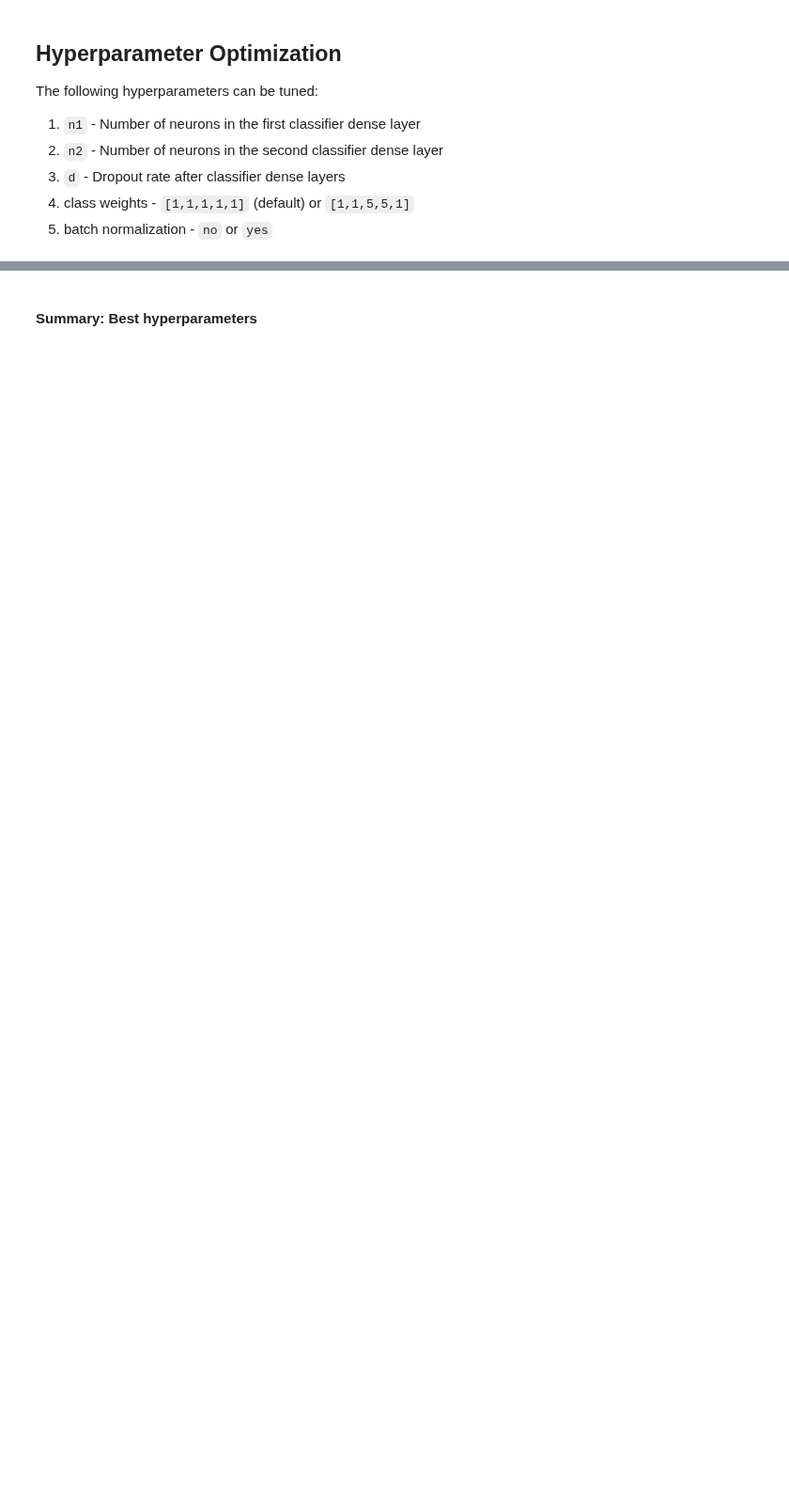
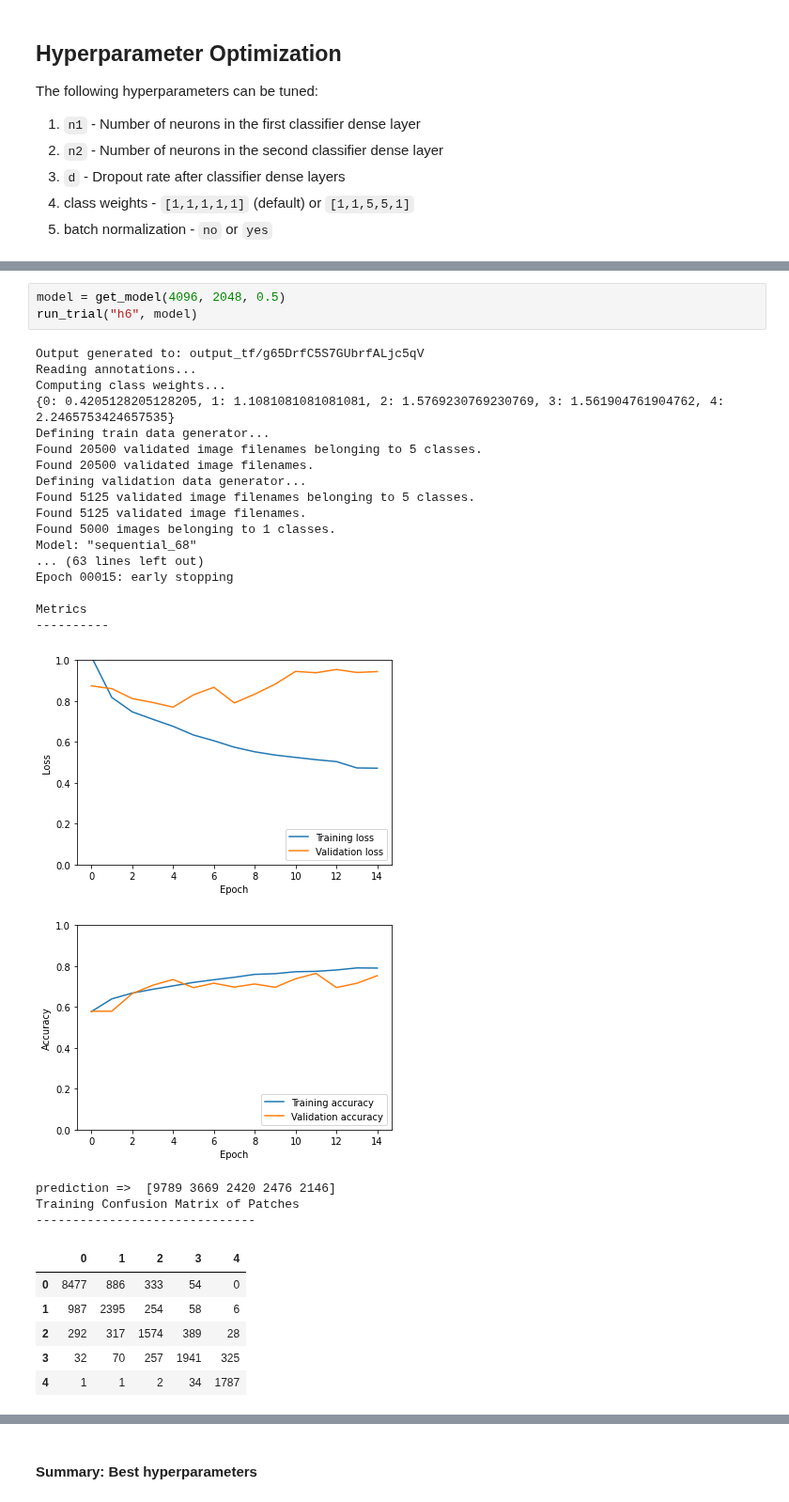
Before and after one commit to jmaness/csc591nn-projc1, a Jupyter notebook: c2_tf_c1.ipynb, the cells around one changed output, grey strips where cells are left out. Shown at 94% size. Saved outputs shown, nothing was run; the diff lists cells and outputs as text; blank space fills up the shorter version.

```diff
--- a/c2_tf_c1.ipynb
+++ b/c2_tf_c1.ipynb
@@ -789,0 +1221,32 @@ run_trial("h3", model)
+# %%
+model = get_model(4096, 2048, 0.5)
+run_trial("h6", model)
+# %% [output]
+Output generated to: output_tf/g65DrfC5S7GUbrfALjc5qV
+Reading annotations...
+Computing class weights...
+{0: 0.4205128205128205, 1: 1.1081081081081081, 2: 1.5769230769230769, 3: 1.561904761904762, 4: 2.2465753424657535}
+Defining train data generator...
+Found 20500 validated image filenames belonging to 5 classes.
+Found 20500 validated image filenames.
+Defining validation data generator...
+Found 5125 validated image filenames belonging to 5 classes.
+Found 5125 validated image filenames.
+Found 5000 images belonging to 1 classes.
+Model: "sequential_68"
+... (63 lines left out)
+Epoch 00015: early stopping
+
+Metrics
+----------
+[figure, added]
+[figure, added]
+prediction =>  [9789 3669 2420 2476 2146]
+Training Confusion Matrix of Patches
+------------------------------
+|  | 0 | 1 | 2 | 3 | 4 |
+| 0 | 8477 | 886 | 333 | 54 | 0 |
+| 1 | 987 | 2395 | 254 | 58 | 6 |
+| 2 | 292 | 317 | 1574 | 389 | 28 |
+| 3 | 32 | 70 | 257 | 1941 | 325 |
+| 4 | 1 | 1 | 2 | 34 | 1787 |
```
Also changed, not shown: parts of 31 cells of this notebook.
